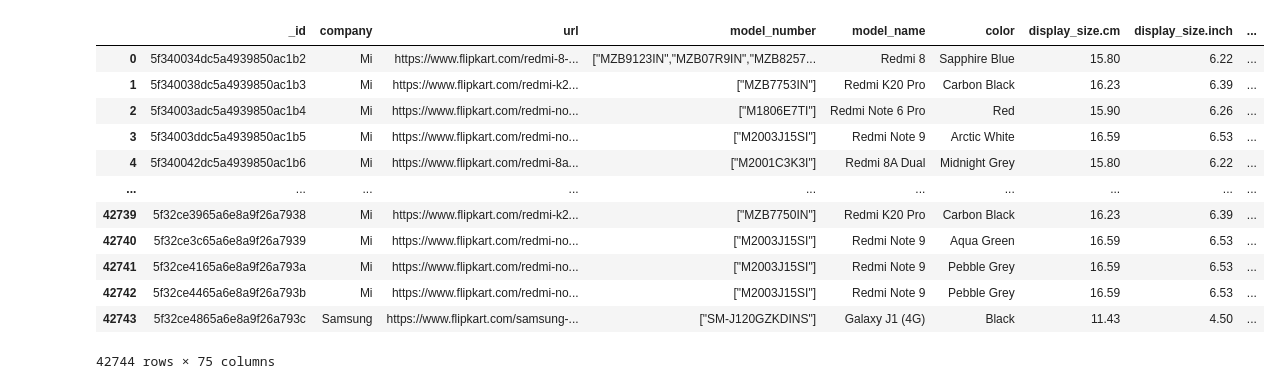
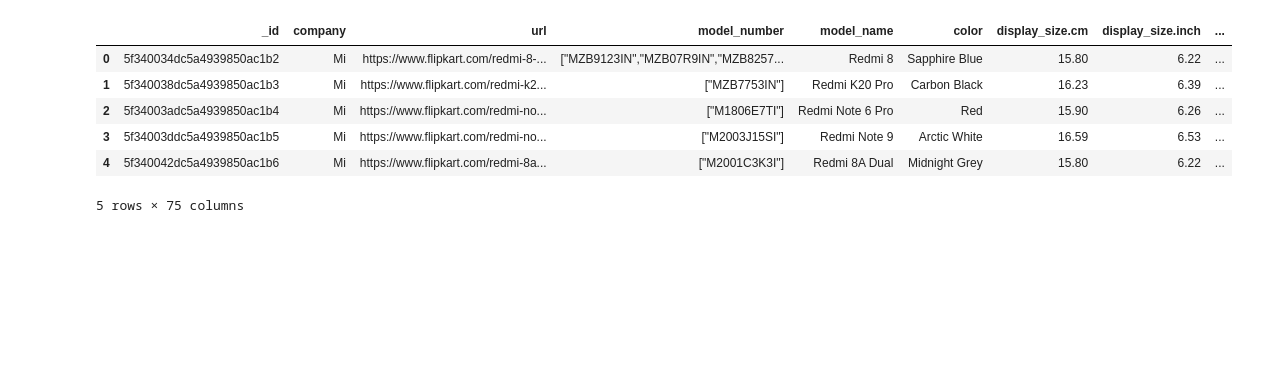
Before and after one commit to tejaschauhan373/price-predictior, a Jupyter notebook: test.ipynb, the cells around one changed output. Saved outputs shown, nothing was run; the diff lists cells and outputs as text; code cells hidden in the pictures; blank space fills up the shorter version.

```diff
--- a/test.ipynb
+++ b/test.ipynb
@@ -4,18 +14,12 @@ import seaborn as sns
 # %%
 df = pd.read_csv("flipkart.csv")
 # %%
-df
+df.head()
 # %% [output]
 |  | _id | company | url | model_number | model_name | color | display_size.cm | display_size.inch | ... |
 | 0 | 5f340034dc5a4939850ac1b2 | Mi | https://www.flipkart.com/redmi-8-... | ["MZB9123IN","MZB07R9IN","MZB8257... | Redmi 8 | Sapphire Blue | 15.80 | 6.22 | ... |
 | 1 | 5f340038dc5a4939850ac1b3 | Mi | https://www.flipkart.com/redmi-k2... | ["MZB7753IN"] | Redmi K20 Pro | Carbon Black | 16.23 | 6.39 | ... |
 | 2 | 5f34003adc5a4939850ac1b4 | Mi | https://www.flipkart.com/redmi-no... | ["M1806E7TI"] | Redmi Note 6 Pro | Red | 15.90 | 6.26 | ... |
 | 3 | 5f34003ddc5a4939850ac1b5 | Mi | https://www.flipkart.com/redmi-no... | ["M2003J15SI"] | Redmi Note 9 | Arctic White | 16.59 | 6.53 | ... |
 | 4 | 5f340042dc5a4939850ac1b6 | Mi | https://www.flipkart.com/redmi-8a... | ["M2001C3K3I"] | Redmi 8A Dual | Midnight Grey | 15.80 | 6.22 | ... |
-| ... | ... | ... | ... | ... | ... | ... | ... | ... | ... |
-| 42739 | 5f32ce3965a6e8a9f26a7938 | Mi | https://www.flipkart.com/redmi-k2... | ["MZB7750IN"] | Redmi K20 Pro | Carbon Black | 16.23 | 6.39 | ... |
-| 42740 | 5f32ce3c65a6e8a9f26a7939 | Mi | https://www.flipkart.com/redmi-no... | ["M2003J15SI"] | Redmi Note 9 | Aqua Green | 16.59 | 6.53 | ... |
-| 42741 | 5f32ce4165a6e8a9f26a793a | Mi | https://www.flipkart.com/redmi-no... | ["M2003J15SI"] | Redmi Note 9 | Pebble Grey | 16.59 | 6.53 | ... |
-| 42742 | 5f32ce4465a6e8a9f26a793b | Mi | https://www.flipkart.com/redmi-no... | ["M2003J15SI"] | Redmi Note 9 | Pebble Grey | 16.59 | 6.53 | ... |
-| 42743 | 5f32ce4865a6e8a9f26a793c | Samsung | https://www.flipkart.com/samsung-... | ["SM-J120GZKDINS"] | Galaxy J1 (4G) | Black | 11.43 | 4.50 | ... |
-42744 rows × 75 columns
+5 rows × 75 columns
```
Also changed, not shown: parts of 10 cells of this notebook.
